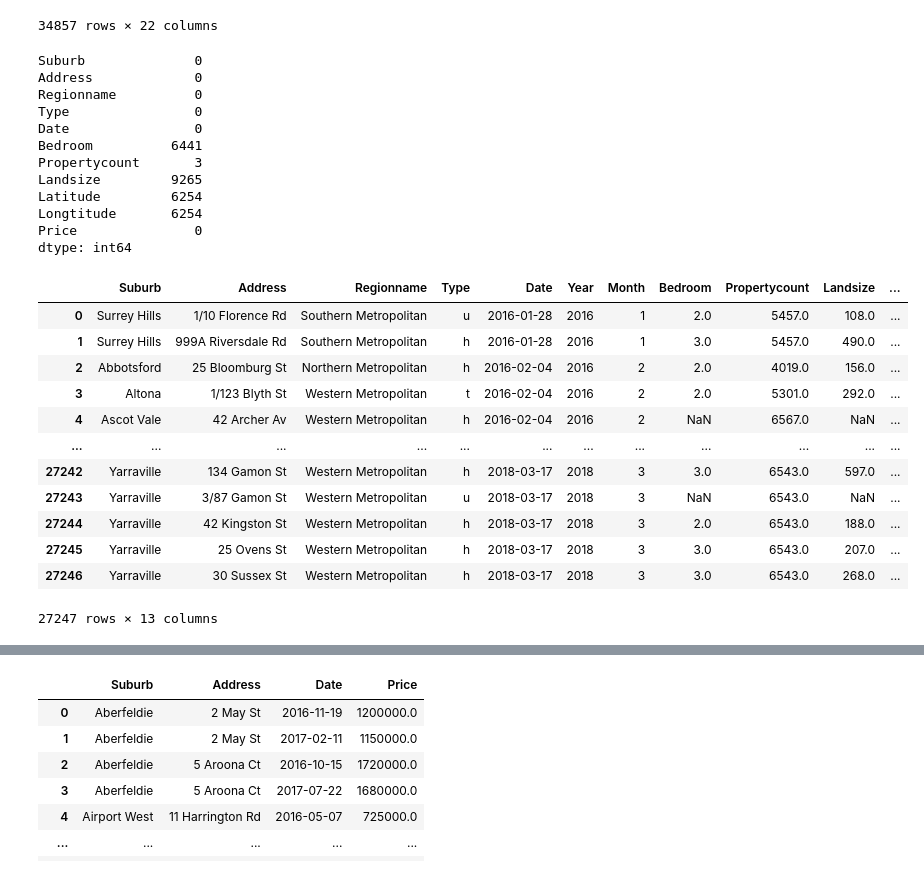
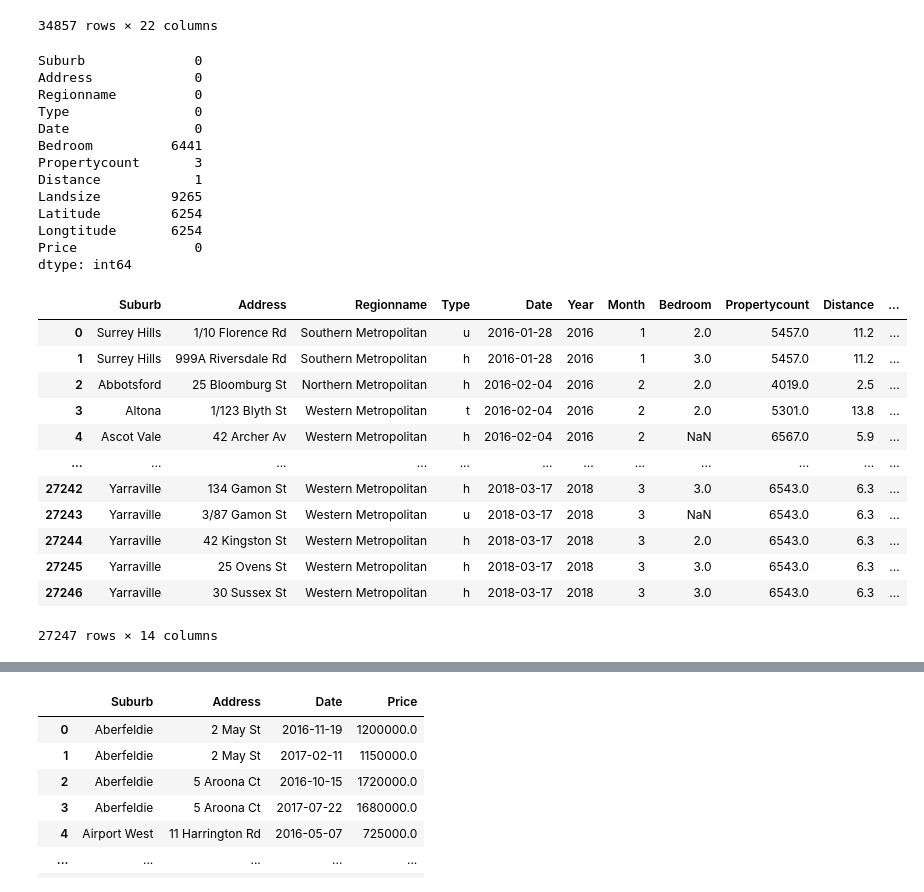
Before and after one commit to Anton0Lee/Project1_grp5, a Jupyter notebook: project1 main codes.ipynb, the cells around one changed output, grey strips where cells are left out. Cells and saved outputs as stored; diff of their text form; code cells hidden in the pictures.

```diff
--- a/project1 main codes.ipynb
+++ b/project1 main codes.ipynb
@@ -37,7 +37,7 @@ housing_data_df
 34857 rows × 22 columns
 # %%
 #Reduced columns in housing dataset
-columns_to_use = ['Suburb', 'Address', 'Regionname', 'Type', 'Date', 'Bedroom','Propertycount', 'Landsize', 'Latitude', 'Longtitude', 'Price']
+columns_to_use = ['Suburb', 'Address', 'Regionname', 'Type', 'Date', 'Bedroom','Propertycount', 'Distance', 'Landsize', 'Latitude', 'Longtitude', 'Price']
 housing_data_df_reduced = housing_data_df[columns_to_use]
 
 #dropna in Price of housing dataset
@@ -52,6 +52,7 @@ Type                0
 Date                0
 Bedroom          6441
 Propertycount       3
+Distance            1
 Landsize         9265
 Latitude         6254
 Longtitude       6254
@@ -60,29 +61,29 @@ dtype: int64
 # %%
 #Separate Date into Month and Year columns
 warnings.filterwarnings('ignore')
 housing_data_df2['Date'] = pd.to_datetime(housing_data_df2['Date'], format='%d/%m/%Y')
 housing_data_df2['Month'] = housing_data_df2['Date'].dt.month
 housing_data_df2['Year'] = housing_data_df2['Date'].dt.year
 
 #Rearanging columns in housing dataset + sort by Date
-housing_data_df2 = housing_data_df2[['Suburb', 'Address', 'Regionname', 'Type', 'Date', 'Year', 'Month', 'Bedroom', 'Propertycount', 'Landsize', 'Latitude', 'Longtitude', 'Price']]
+housing_data_df2 = housing_data_df2[['Suburb', 'Address', 'Regionname', 'Type', 'Date', 'Year', 'Month', 'Bedroom', 'Propertycount', 'Distance', 'Landsize', 'Latitude', 'Longtitude', 'Price']]
 housing_data_df2 = housing_data_df2.sort_values(['Year','Month'],ascending=True).reset_index(drop=True)
 housing_data_df2
 #housing_data_df2 = Reduced columns, dropna in price, Year:2016-2018, sorted by Date
 # %% [output]
-|  | Suburb | Address | Regionname | Type | Date | Year | Month | Bedroom | Propertycount | Landsize | ... |
-| 0 | Surrey Hills | 1/10 Florence Rd | Southern Metropolitan | u | 2016-01-28 | 2016 | 1 | 2.0 | 5457.0 | 108.0 | ... |
-| 1 | Surrey Hills | 999A Riversdale Rd | Southern Metropolitan | h | 2016-01-28 | 2016 | 1 | 3.0 | 5457.0 | 490.0 | ... |
-| 2 | Abbotsford | 25 Bloomburg St | Northern Metropolitan | h | 2016-02-04 | 2016 | 2 | 2.0 | 4019.0 | 156.0 | ... |
-| 3 | Altona | 1/123 Blyth St | Western Metropolitan | t | 2016-02-04 | 2016 | 2 | 2.0 | 5301.0 | 292.0 | ... |
-| 4 | Ascot Vale | 42 Archer Av | Western Metropolitan | h | 2016-02-04 | 2016 | 2 | NaN | 6567.0 | NaN | ... |
+|  | Suburb | Address | Regionname | Type | Date | Year | Month | Bedroom | Propertycount | Distance | ... |
+| 0 | Surrey Hills | 1/10 Florence Rd | Southern Metropolitan | u | 2016-01-28 | 2016 | 1 | 2.0 | 5457.0 | 11.2 | ... |
+| 1 | Surrey Hills | 999A Riversdale Rd | Southern Metropolitan | h | 2016-01-28 | 2016 | 1 | 3.0 | 5457.0 | 11.2 | ... |
+| 2 | Abbotsford | 25 Bloomburg St | Northern Metropolitan | h | 2016-02-04 | 2016 | 2 | 2.0 | 4019.0 | 2.5 | ... |
+| 3 | Altona | 1/123 Blyth St | Western Metropolitan | t | 2016-02-04 | 2016 | 2 | 2.0 | 5301.0 | 13.8 | ... |
+| 4 | Ascot Vale | 42 Archer Av | Western Metropolitan | h | 2016-02-04 | 2016 | 2 | NaN | 6567.0 | 5.9 | ... |
 | ... | ... | ... | ... | ... | ... | ... | ... | ... | ... | ... | ... |
-| 27242 | Yarraville | 134 Gamon St | Western Metropolitan | h | 2018-03-17 | 2018 | 3 | 3.0 | 6543.0 | 597.0 | ... |
-| 27243 | Yarraville | 3/87 Gamon St | Western Metropolitan | u | 2018-03-17 | 2018 | 3 | NaN | 6543.0 | NaN | ... |
-| 27244 | Yarraville | 42 Kingston St | Western Metropolitan | h | 2018-03-17 | 2018 | 3 | 2.0 | 6543.0 | 188.0 | ... |
-| 27245 | Yarraville | 25 Ovens St | Western Metropolitan | h | 2018-03-17 | 2018 | 3 | 3.0 | 6543.0 | 207.0 | ... |
-| 27246 | Yarraville | 30 Sussex St | Western Metropolitan | h | 2018-03-17 | 2018 | 3 | 3.0 | 6543.0 | 268.0 | ... |
+| 27242 | Yarraville | 134 Gamon St | Western Metropolitan | h | 2018-03-17 | 2018 | 3 | 3.0 | 6543.0 | 6.3 | ... |
+| 27243 | Yarraville | 3/87 Gamon St | Western Metropolitan | u | 2018-03-17 | 2018 | 3 | NaN | 6543.0 | 6.3 | ... |
+| 27244 | Yarraville | 42 Kingston St | Western Metropolitan | h | 2018-03-17 | 2018 | 3 | 2.0 | 6543.0 | 6.3 | ... |
+| 27245 | Yarraville | 25 Ovens St | Western Metropolitan | h | 2018-03-17 | 2018 | 3 | 3.0 | 6543.0 | 6.3 | ... |
+| 27246 | Yarraville | 30 Sussex St | Western Metropolitan | h | 2018-03-17 | 2018 | 3 | 3.0 | 6543.0 | 6.3 | ... |
-27247 rows × 13 columns
+27247 rows × 14 columns
 # %%
 #housing_data_df3 = Year: 2016-2017
 housing_data_df3 = housing_data_df2.loc[housing_data_df2['Year']!=2018,:]
```
Also changed, not shown: parts of 4 cells of this notebook.
